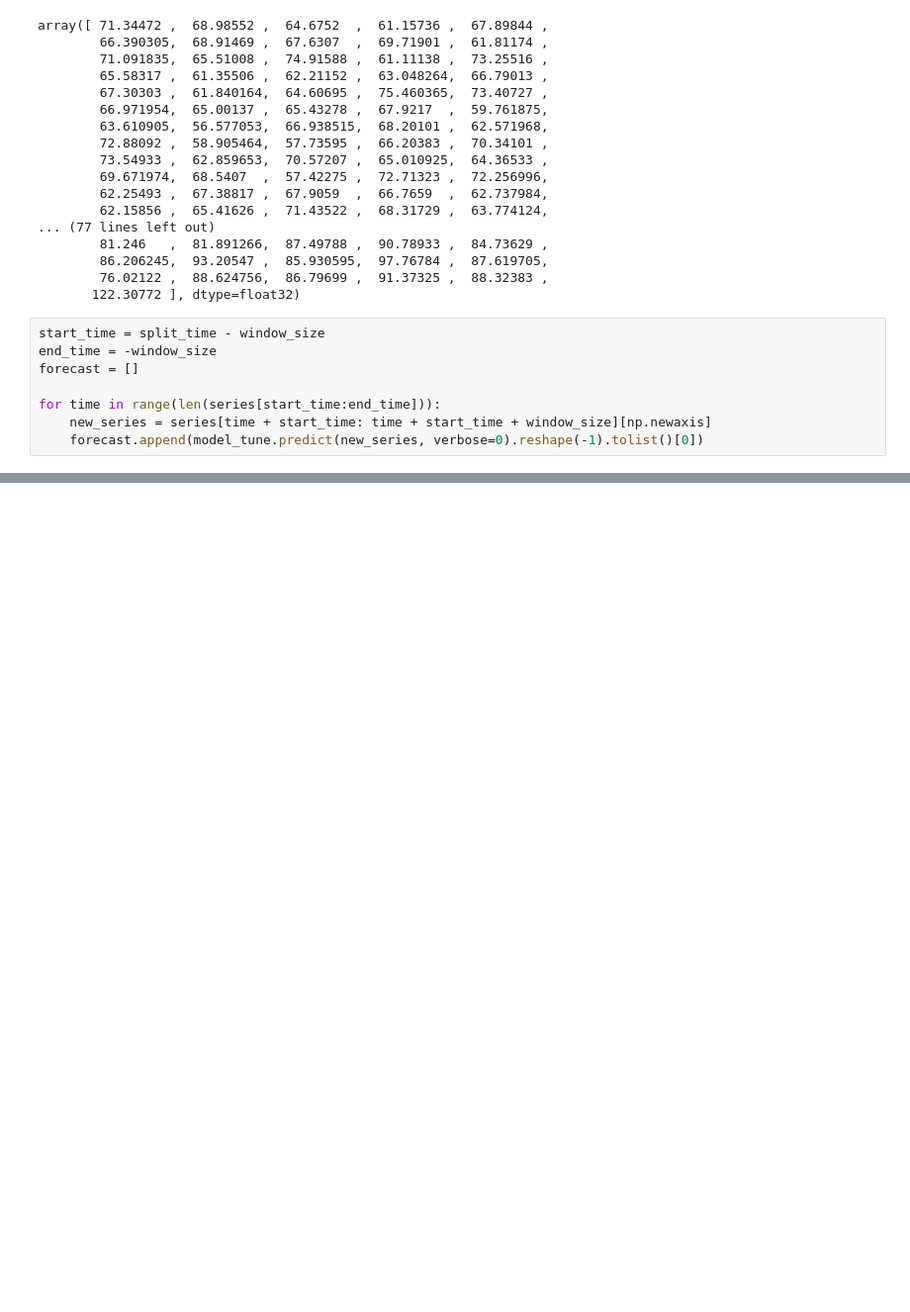
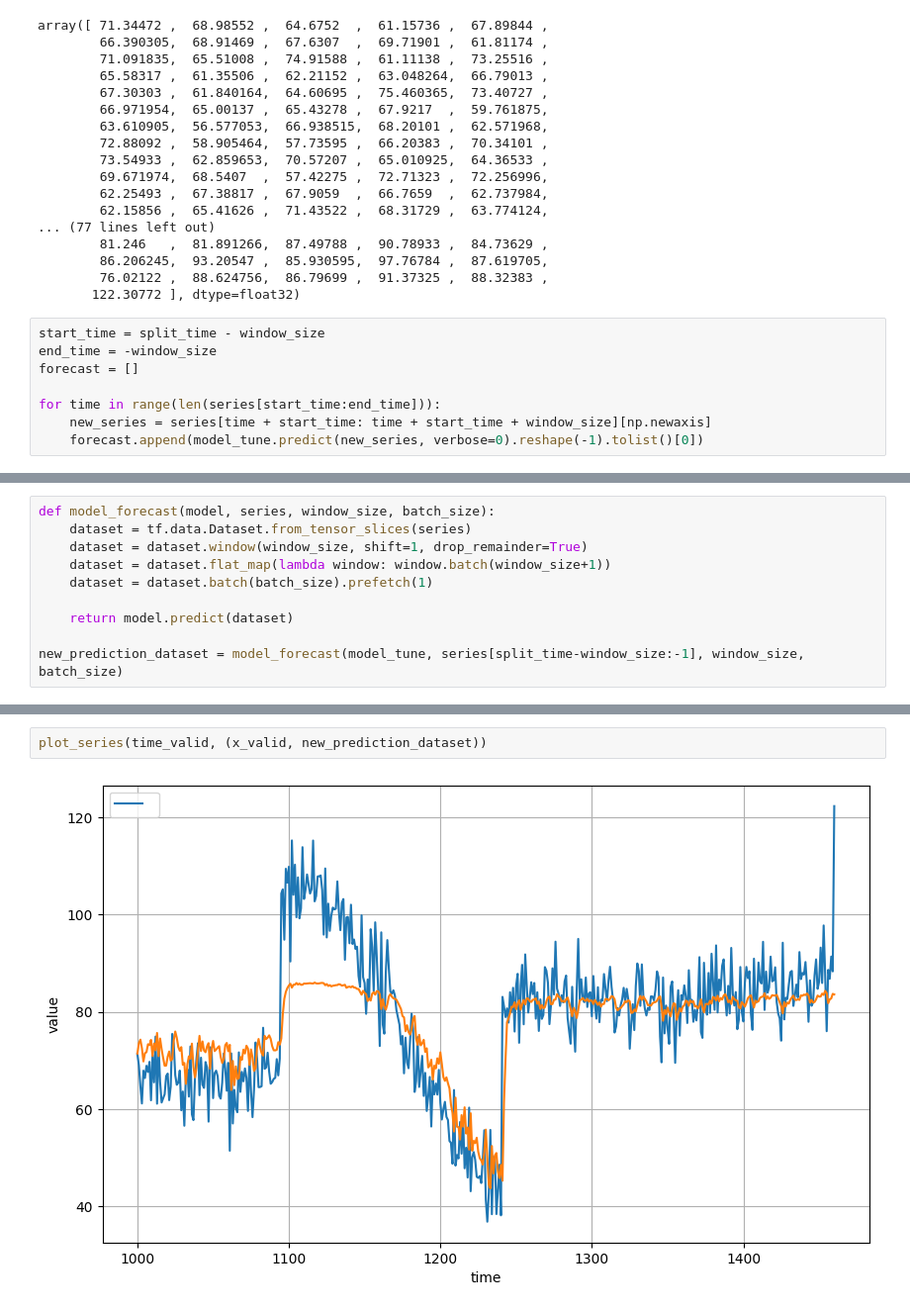
Before and after one commit to RubenBBlazquez/MachineLearningBasicProjects, a Jupyter notebook: SequenceModelsTimeSeries/recurrent_neural_networks.ipynb, the cells around one changed output, grey strips where cells are left out. Shown at 99% size. Saved outputs shown, nothing was run; the diff lists cells and outputs as text; blank space fills up the shorter version.

```diff
--- a/SequenceModelsTimeSeries/recurrent_neural_networks.ipynb
+++ b/SequenceModelsTimeSeries/recurrent_neural_networks.ipynb
@@ -151,0 +159,10 @@ plot_series(time_valid, (x_valid, forecast))
+# %%
+def model_forecast(model, series, window_size, batch_size):
+    dataset = tf.data.Dataset.from_tensor_slices(series)
+    dataset = dataset.window(window_size, shift=1, drop_remainder=True)
+    dataset = dataset.flat_map(lambda window: window.batch(window_size+1))
+    dataset = dataset.batch(batch_size).prefetch(1)
+
+    return model.predict(dataset)
+
+new_prediction_dataset = model_forecast(model_tune, series[split_time-window_size:-1], window_size, batch_size)
@@ -151,0 +171,4 @@ plot_series(time_valid, (x_valid, forecast))
+# %%
+plot_series(time_valid, (x_valid, new_prediction_dataset))
+# %% [output]
+[figure, added]
```
Also changed, not shown: parts of 5 cells of this notebook, 1 other file.
